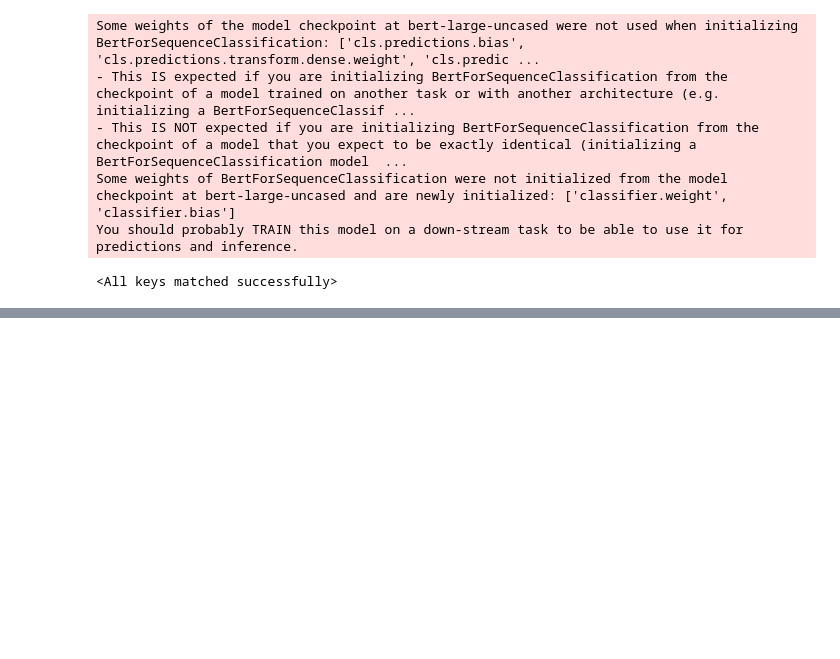
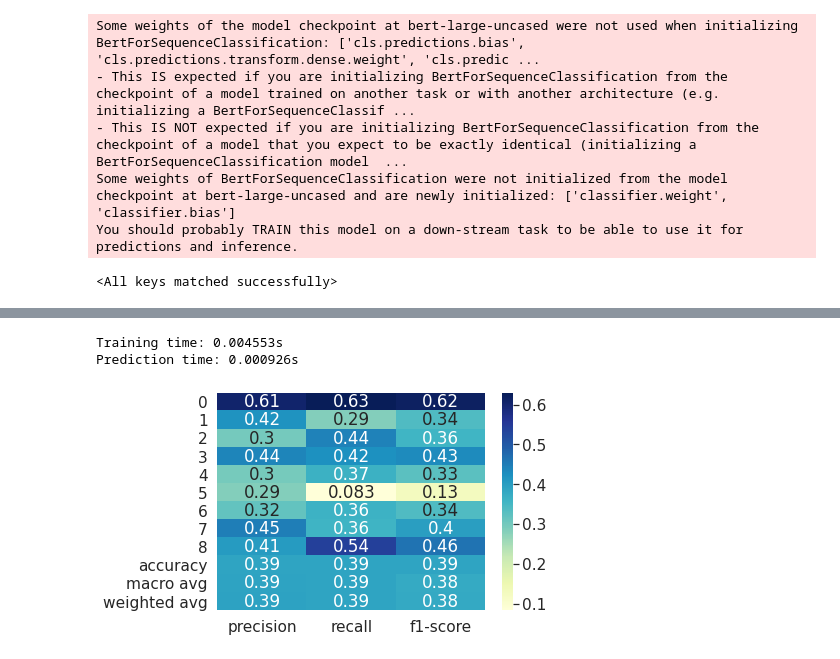
Before and after one commit to fryzhykau/BERT-employee-reviews-analysis, a Jupyter notebook: Employee_Review_Sentiment_Analysis_with_BERT.ipynb, the cells around one changed output, grey strips where cells are left out. Drawn from its saved outputs; the diff is of its cells as text; code cells hidden in the pictures; blank space fills up the shorter version.

```diff
--- a/Employee_Review_Sentiment_Analysis_with_BERT.ipynb
+++ b/Employee_Review_Sentiment_Analysis_with_BERT.ipynb
@@ -745,0 +798,9 @@ plt.show()
+# %%
+#TEST: best scores so far
+mnb = MultinomialNB(alpha=.2)
+mnb_model = run_classifier_experiment(count_train_vectors, train_df.label, classifier = mnb)
+mnb_preds, mnb_labels = run_classifier_test(mnb_model, count_test_vectors, test_df.label)
+# %% [output]
+Training time: 0.004553s
+Prediction time: 0.000926s
+[figure, added]
```
Also changed, not shown: parts of 38 cells of this notebook.
